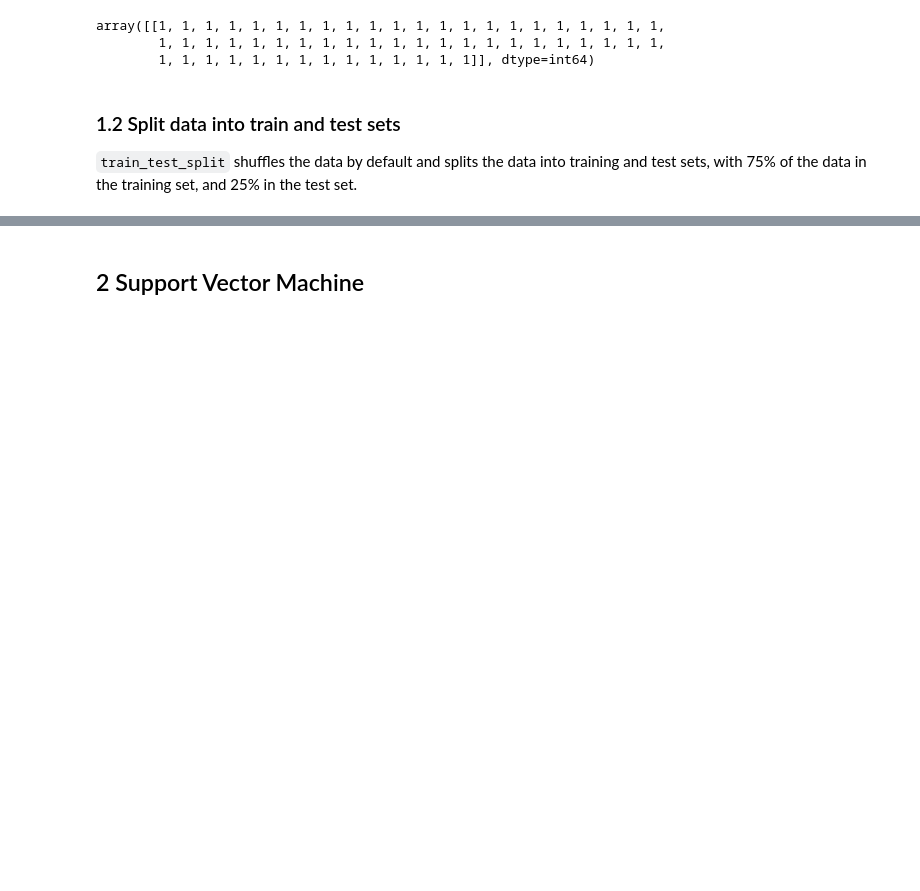
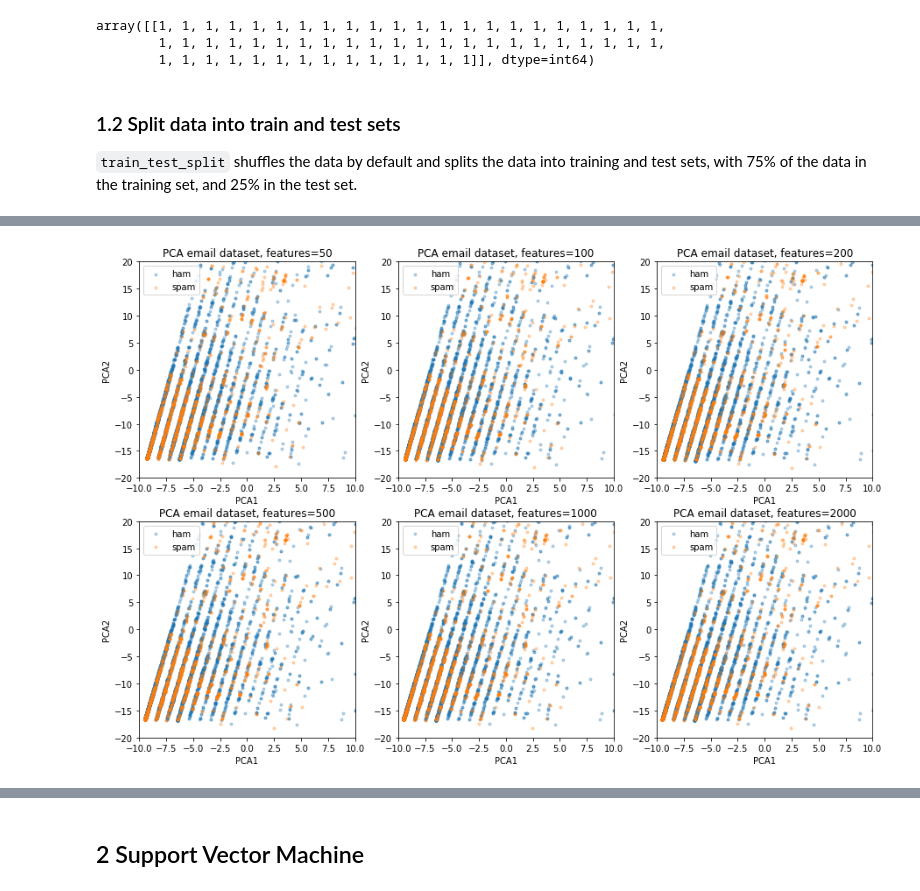
Before and after one commit to wesbarnett/spam-or-ham, a Jupyter notebook: Spam or Ham.ipynb, the cells around one changed output, grey strips where cells are left out. Cells and saved outputs as stored; diff of their text form; code cells hidden in the pictures; blank space fills up the shorter version.

```diff
--- a/Spam or Ham.ipynb
+++ b/Spam or Ham.ipynb
@@ -159,0 +185,10 @@ plt.show()
+# %%
+fig, ax = plt.subplots(2, 3, figsize=(15,10))
+for a, j in zip(ax.ravel(), features):
+    plot_pca(a, X_train_pca[j], y_train, emails.target_names)
+    a.set_title('PCA email dataset, features={0}'.format(j))
+    a.set_xlim([-10,10])
+    a.set_ylim([-20,20])
+plt.show()
+# %% [output]
+[figure, added]
```
Also changed, not shown: parts of 11 cells of this notebook.
